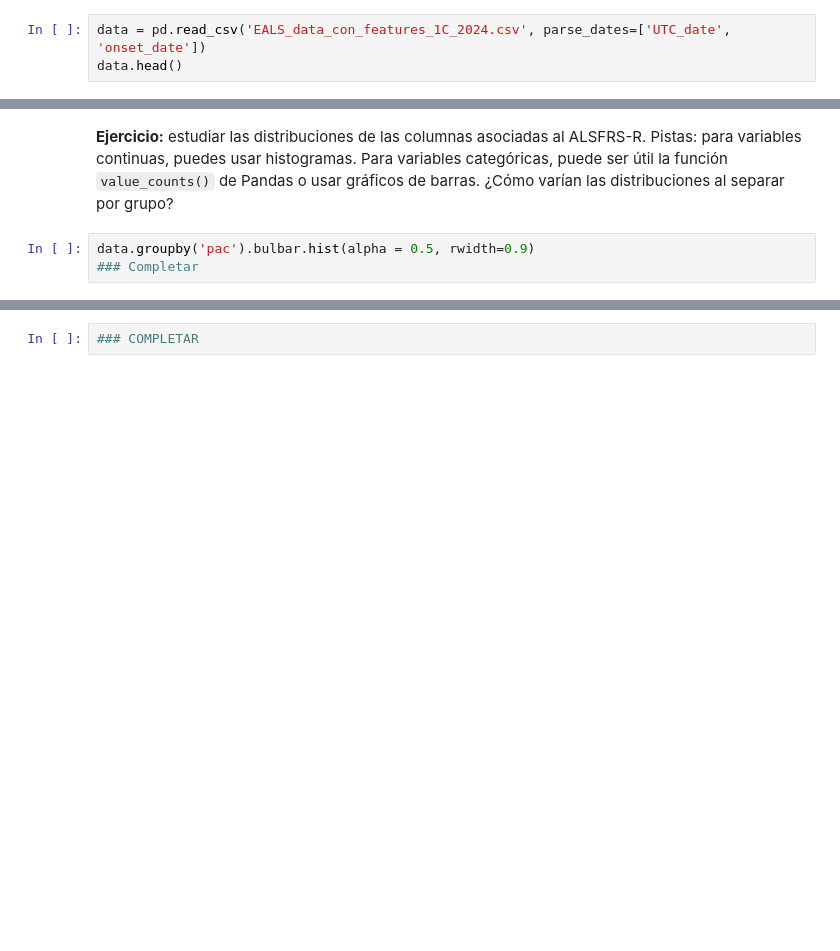
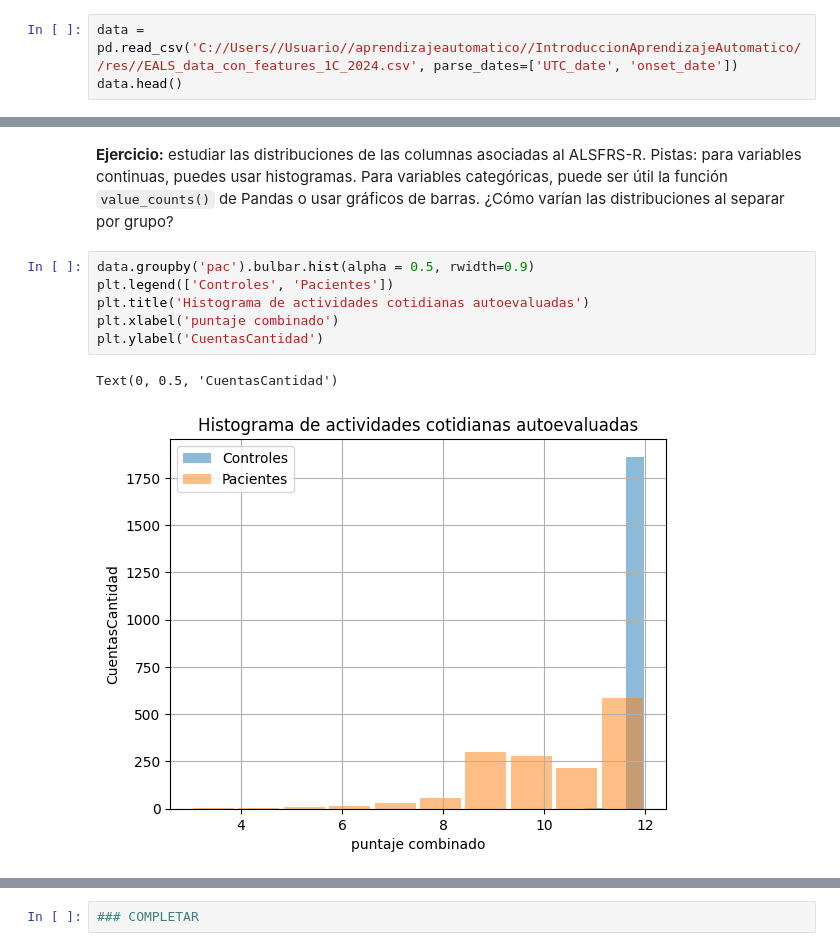
Before and after one commit to LuciaVazquez08/IntroduccionAprendisajeAutomatico, a Jupyter notebook: com/clase 1/analisis_exploratorio de datos.ipynb, the cells around one changed output, grey strips where cells are left out. Cells and saved outputs as stored; diff of their text form; blank space fills up the shorter version.

```diff
--- a/com/clase 1/analisis_exploratorio de datos.ipynb
+++ b/com/clase 1/analisis_exploratorio de datos.ipynb
@@ -42,5 +42,5 @@ _Pista: Considere el uso de metodos `pd.read_csv()`, `.head()`. Puede ver su doc
 # %% [markdown]
 Cargamos los datos e imprimos las cinco primeras filas del DataFrame.
 # %%
-data = pd.read_csv('EALS_data_con_features_1C_2024.csv', parse_dates=['UTC_date', 'onset_date'])
+data = pd.read_csv('C://Users//Usuario//aprendizajeautomatico//IntroduccionAprendizajeAutomatico//res//EALS_data_con_features_1C_2024.csv', parse_dates=['UTC_date', 'onset_date'])
 data.head()
@@ -86,7 +129,13 @@ plt.ylabel('Cuentas')
 **Ejercicio:** estudiar las distribuciones de las columnas asociadas al ALSFRS-R. Pistas: para variables continuas, puedes usar histogramas. Para variables categóricas, puede ser útil la función `value_counts()` de Pandas o usar gráficos de barras. ¿Cómo varían las distribuciones al separar por grupo?
 # %%
 data.groupby('pac').bulbar.hist(alpha = 0.5, rwidth=0.9)
-### Completar
+plt.legend(['Controles', 'Pacientes'])
+plt.title('Histograma de actividades cotidianas autoevaluadas')
+plt.xlabel('puntaje combinado')
+plt.ylabel('CuentasCantidad')
+# %% [output]
+Text(0, 0.5, 'CuentasCantidad')
+[figure, added]
 # %%
 tira_de_numeros = np.random.choice([0,67], size = 1000, replace=True, p=[0.75,0.25])
 tira_de_numeros
```
Also changed, not shown: parts of 13 cells of this notebook.
